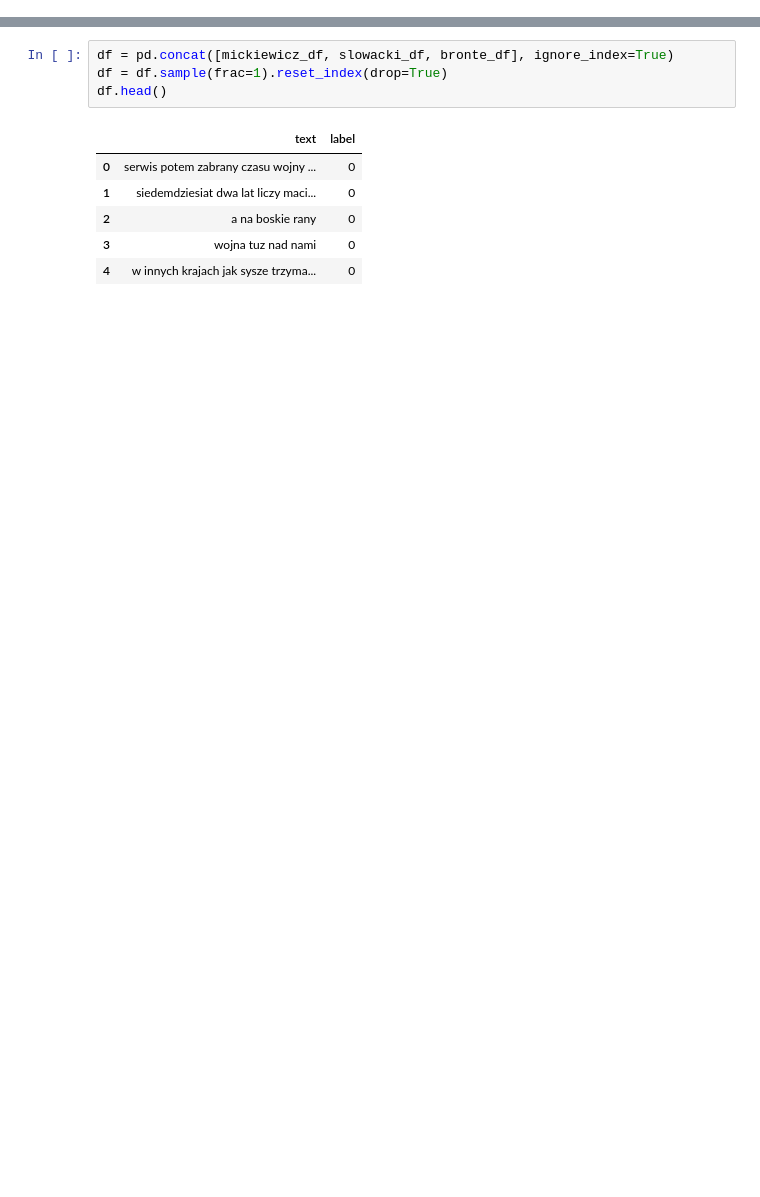
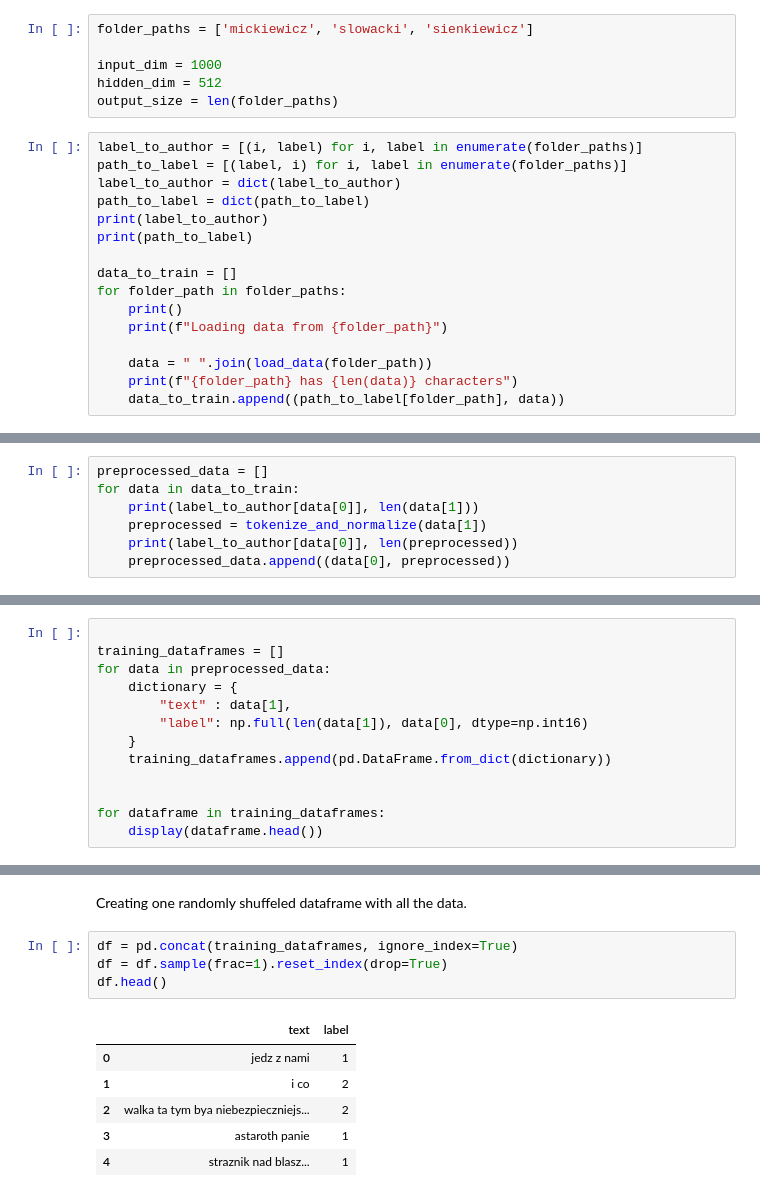
Before and after one commit to KWaniova/PLN, a Jupyter notebook: projekt/projekt.ipynb, the cells around one changed output, grey strips where cells are left out. Saved outputs shown, nothing was run; the diff lists cells and outputs as text; blank space fills up the shorter version.

```diff
--- a/projekt/projekt.ipynb
+++ b/projekt/projekt.ipynb
@@ -114,0 +15,22 @@ print(mickiewicz_df.head())
+# %%
+folder_paths = ['mickiewicz', 'slowacki', 'sienkiewicz']
+
+input_dim = 1000
+hidden_dim = 512
+output_size = len(folder_paths)
+# %%
+label_to_author = [(i, label) for i, label in enumerate(folder_paths)]
+path_to_label = [(label, i) for i, label in enumerate(folder_paths)]
+label_to_author = dict(label_to_author)
+path_to_label = dict(path_to_label)
+print(label_to_author)
+print(path_to_label)
+
+data_to_train = []
+for folder_path in folder_paths:
+    print()
+    print(f"Loading data from {folder_path}")
+
+    data = " ".join(load_data(folder_path))
+    print(f"{folder_path} has {len(data)} characters")
+    data_to_train.append((path_to_label[folder_path], data))
@@ -114,0 +70,7 @@ print(mickiewicz_df.head())
+# %%
+preprocessed_data = []
+for data in data_to_train:
+    print(label_to_author[data[0]], len(data[1]))
+    preprocessed = tokenize_and_normalize(data[1])
+    print(label_to_author[data[0]], len(preprocessed))
+    preprocessed_data.append((data[0], preprocessed))
@@ -114,0 +89,13 @@ print(mickiewicz_df.head())
+# %%
+
+training_dataframes = []
+for data in preprocessed_data:
+    dictionary = {
+        "text" : data[1],
+        "label": np.full(len(data[1]), data[0], dtype=np.int16)
+    }
+    training_dataframes.append(pd.DataFrame.from_dict(dictionary))
+
+
+for dataframe in training_dataframes:
+    display(dataframe.head())
@@ -115,11 +121,13 @@ print(mickiewicz_df.head())
+# %% [markdown]
+Creating one randomly shuffeled dataframe with all the data.
 # %%
-df = pd.concat([mickiewicz_df, slowacki_df, bronte_df], ignore_index=True)
+df = pd.concat(training_dataframes, ignore_index=True)
 df = df.sample(frac=1).reset_index(drop=True)
 df.head()
 # %% [output]
 |  | text | label |
-| 0 | serwis potem zabrany czasu wojny ... | 0 |
-| 1 | siedemdziesiat dwa lat liczy maci... | 0 |
-| 2 | a na boskie rany | 0 |
-| 3 | wojna tuz nad nami | 0 |
-| 4 | w innych krajach jak sysze trzyma... | 0 |
+| 0 | jedz z nami | 1 |
+| 1 | i co | 2 |
+| 2 | walka ta tym bya niebezpieczniejs... | 2 |
+| 3 | astaroth panie | 1 |
+| 4 | straznik nad blasz... | 1 |
```
Also changed, not shown: parts of 50 cells of this notebook, 24 other files.
